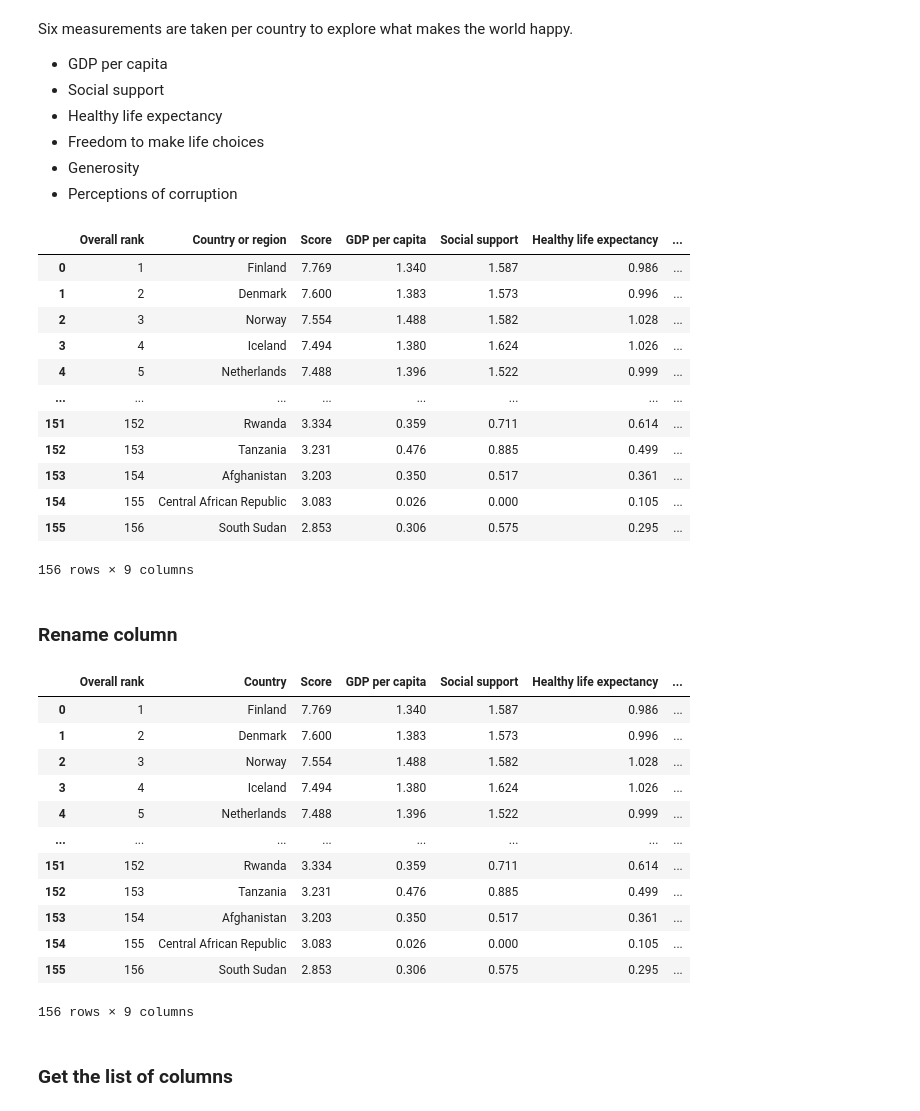
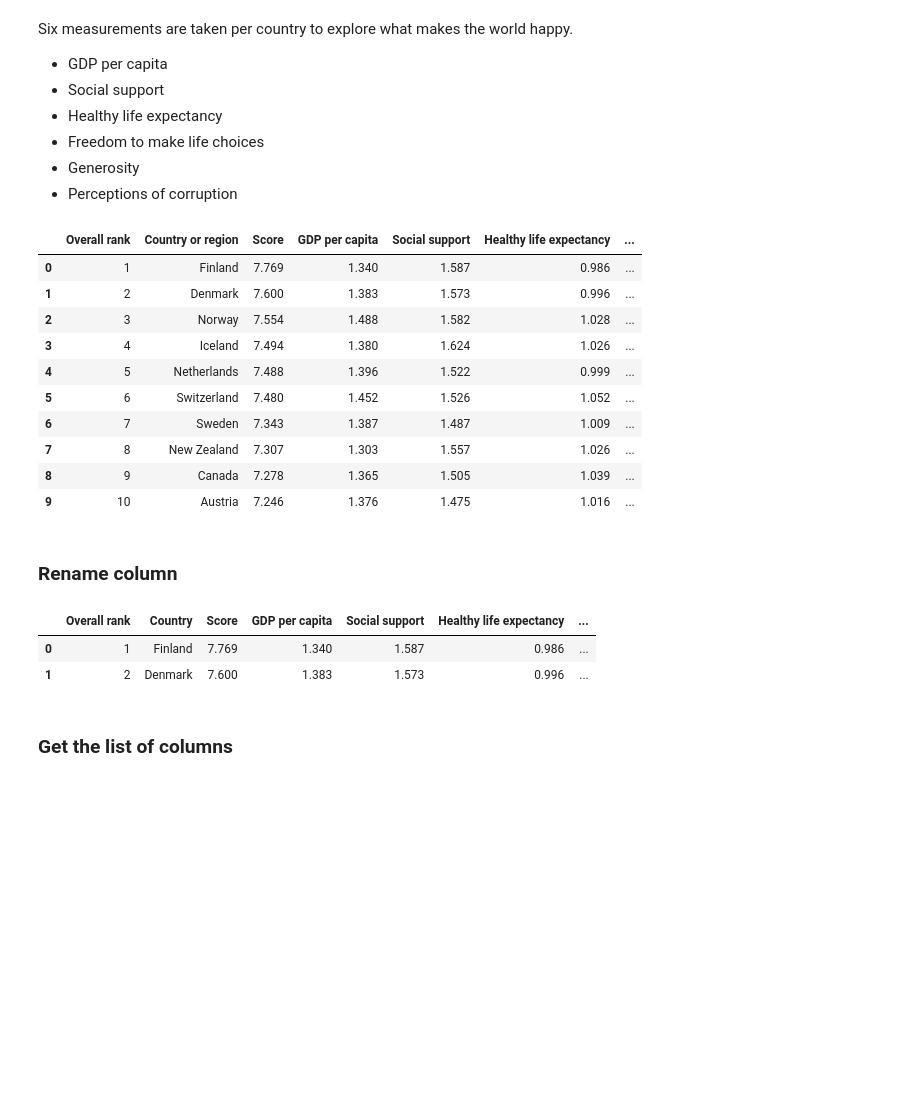
Before and after one commit to write2sushma/Capstone-14, a Jupyter notebook: happiness_report.ipynb, the cells around one changed output. Saved outputs shown, nothing was run; the diff lists cells and outputs as text; code cells hidden in the pictures; blank space fills up the shorter version.

```diff
--- a/happiness_report.ipynb
+++ b/happiness_report.ipynb
@@ -17,7 +17,7 @@ import seaborn as sns
 df_2017 = pd.read_csv('data/world_happiness_report/2017.csv')
 df_2018 = pd.read_csv('data/world_happiness_report/2018.csv')
 df_2019 = pd.read_csv('data/world_happiness_report/2019.csv')
-df_2019
+df_2019.head(10)
 # %% [output]
 |  | Overall rank | Country or region | Score | GDP per capita | Social support | Healthy life expectancy | ... |
 | 0 | 1 | Finland | 7.769 | 1.340 | 1.587 | 0.986 | ... |
@@ -25,33 +25,21 @@ df_2019
 | 2 | 3 | Norway | 7.554 | 1.488 | 1.582 | 1.028 | ... |
 | 3 | 4 | Iceland | 7.494 | 1.380 | 1.624 | 1.026 | ... |
 | 4 | 5 | Netherlands | 7.488 | 1.396 | 1.522 | 0.999 | ... |
-| ... | ... | ... | ... | ... | ... | ... | ... |
-| 151 | 152 | Rwanda | 3.334 | 0.359 | 0.711 | 0.614 | ... |
-| 152 | 153 | Tanzania | 3.231 | 0.476 | 0.885 | 0.499 | ... |
-| 153 | 154 | Afghanistan | 3.203 | 0.350 | 0.517 | 0.361 | ... |
-| 154 | 155 | Central African Republic | 3.083 | 0.026 | 0.000 | 0.105 | ... |
-| 155 | 156 | South Sudan | 2.853 | 0.306 | 0.575 | 0.295 | ... |
+| 5 | 6 | Switzerland | 7.480 | 1.452 | 1.526 | 1.052 | ... |
+| 6 | 7 | Sweden | 7.343 | 1.387 | 1.487 | 1.009 | ... |
+| 7 | 8 | New Zealand | 7.307 | 1.303 | 1.557 | 1.026 | ... |
+| 8 | 9 | Canada | 7.278 | 1.365 | 1.505 | 1.039 | ... |
+| 9 | 10 | Austria | 7.246 | 1.376 | 1.475 | 1.016 | ... |
-156 rows × 9 columns
 # %% [markdown]
 ### Rename column
 # %%
 # rename column for easier processing
 df_2019.rename(columns={"Country or region": "Country"}, inplace=True)
-df_2019
+df_2019.head(2)
 # %% [output]
 |  | Overall rank | Country | Score | GDP per capita | Social support | Healthy life expectancy | ... |
 | 0 | 1 | Finland | 7.769 | 1.340 | 1.587 | 0.986 | ... |
 | 1 | 2 | Denmark | 7.600 | 1.383 | 1.573 | 0.996 | ... |
-| 2 | 3 | Norway | 7.554 | 1.488 | 1.582 | 1.028 | ... |
-| 3 | 4 | Iceland | 7.494 | 1.380 | 1.624 | 1.026 | ... |
-| 4 | 5 | Netherlands | 7.488 | 1.396 | 1.522 | 0.999 | ... |
-| ... | ... | ... | ... | ... | ... | ... | ... |
-| 151 | 152 | Rwanda | 3.334 | 0.359 | 0.711 | 0.614 | ... |
-| 152 | 153 | Tanzania | 3.231 | 0.476 | 0.885 | 0.499 | ... |
-| 153 | 154 | Afghanistan | 3.203 | 0.350 | 0.517 | 0.361 | ... |
-| 154 | 155 | Central African Republic | 3.083 | 0.026 | 0.000 | 0.105 | ... |
-| 155 | 156 | South Sudan | 2.853 | 0.306 | 0.575 | 0.295 | ... |
-156 rows × 9 columns
 # %% [markdown]
 ### Get the list of columns
 # %%
```
Also changed, not shown: parts of 2 cells of this notebook.
